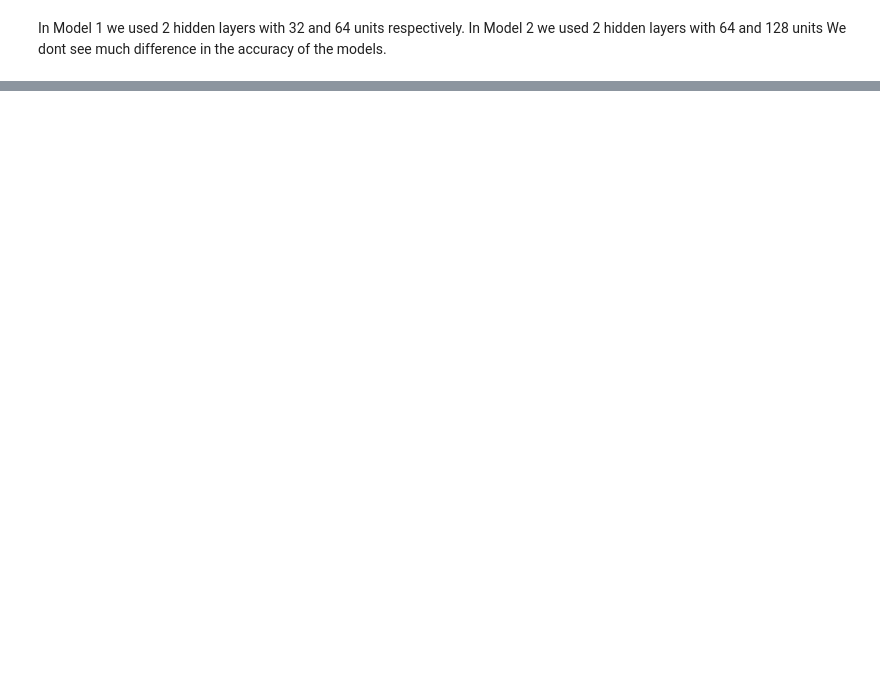
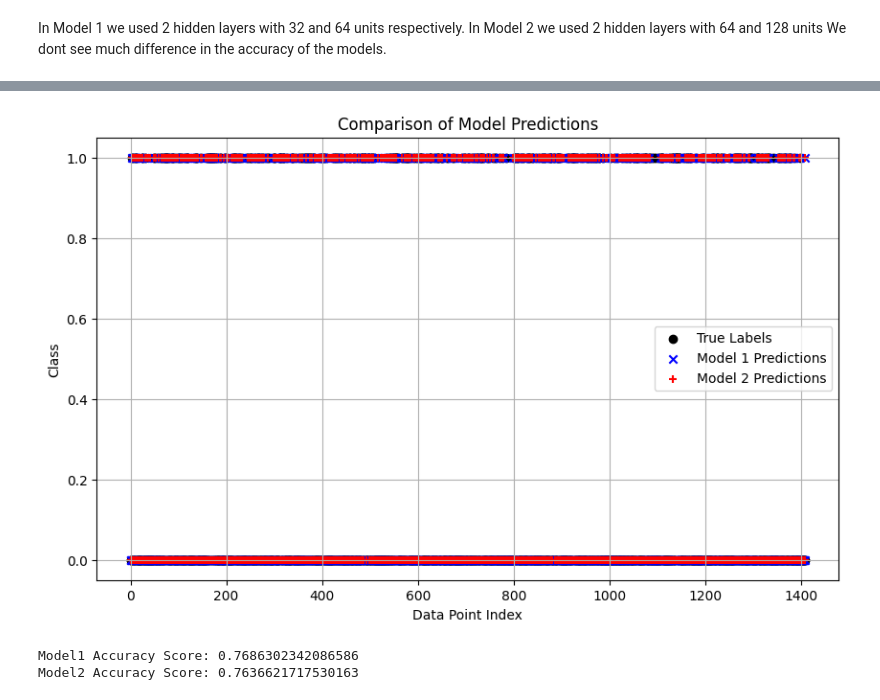
Before and after one commit to Soonusravan/Machine_Learning, a Jupyter notebook: ANN/ANN.ipynb, the cells around one changed output, grey strips where cells are left out. Saved outputs shown, nothing was run; the diff lists cells and outputs as text; code cells hidden in the pictures; blank space fills up the shorter version.

```diff
--- a/ANN/ANN.ipynb
+++ b/ANN/ANN.ipynb
@@ -124,3 +143,32 @@ Model2 Accuracy Score: 0.7906316536550745
 In Model 1 we used 2 hidden layers with 32 and 64 units respectively.
 In Model 2 we used 2 hidden layers with 64 and 128 units
 We dont see much difference in the accuracy of the models.
+# %%
+import matplotlib.pyplot as plt
+from sklearn.metrics import accuracy_score
+
+# Assuming y_hat is defined and calculated for Model 1
+y_hat = model1.predict(X_test)
+y_hat = [0 if val < 0.5 else 1 for val in y_hat]
+
+# Calculate accuracy scores
+accuracy_model1 = accuracy_score(y_test, y_hat)
+accuracy_model2 = accuracy_score(y_test, y_hat_model2)
+
+# Plotting
+plt.figure(figsize=(10, 6))
+
+plt.scatter(range(len(y_test)), y_test, marker='o', color='black', label='True Labels')
+plt.scatter(range(len(y_test)), y_hat, marker='x', color='blue', label='Model 1 Predictions')
+plt.scatter(range(len(y_test)), y_hat_model2, marker='+', color='red', label='Model 2 Predictions')
+
+plt.title('Comparison of Model Predictions')
+plt.xlabel('Data Point Index')
+plt.ylabel('Class')
+plt.legend()
+plt.grid(True)
+plt.show()
+
+print("Model1 Accuracy Score:", accuracy_model1)
+print("Model2 Accuracy Score:", accuracy_model2)
+# %% [output]
@@ -126,0 +176,3 @@ We dont see much difference in the accuracy of the models.
+[figure, added]
+Model1 Accuracy Score: 0.7686302342086586
+Model2 Accuracy Score: 0.7636621717530163
```
Also changed, not shown: parts of 9 cells of this notebook, 16 other files.
